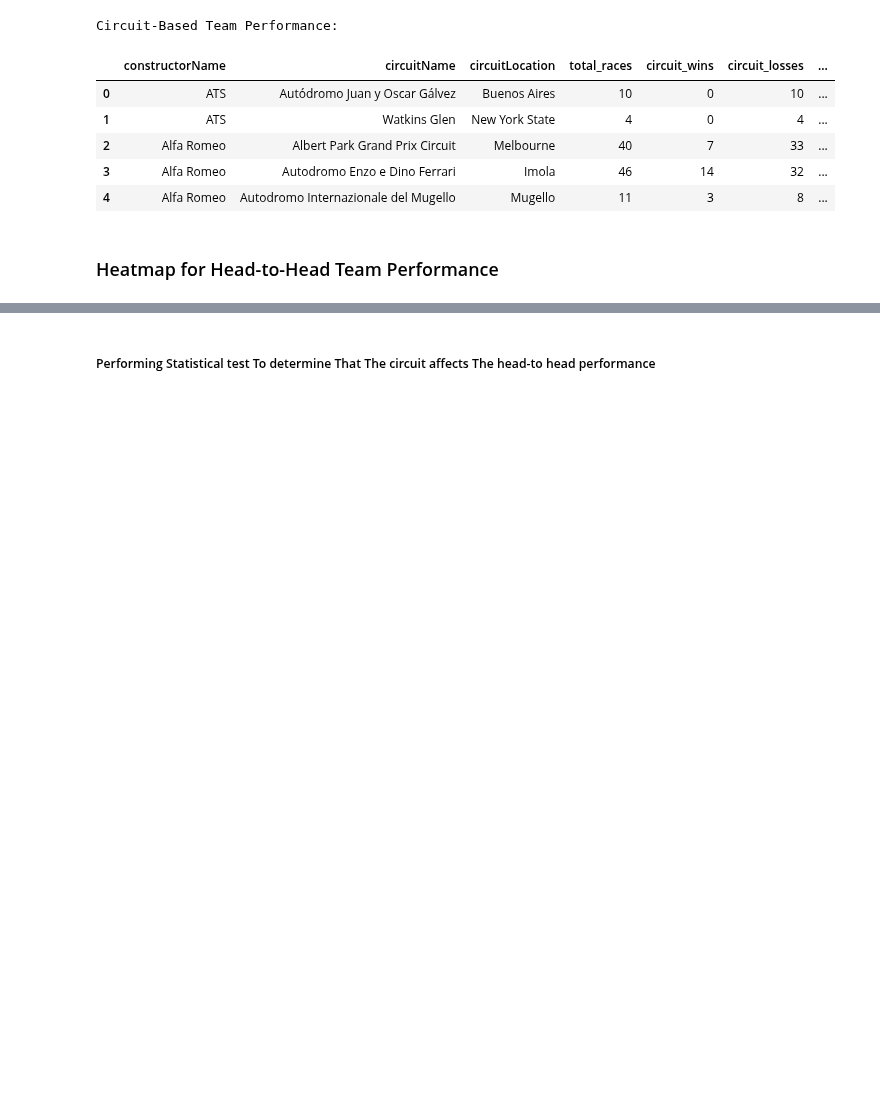
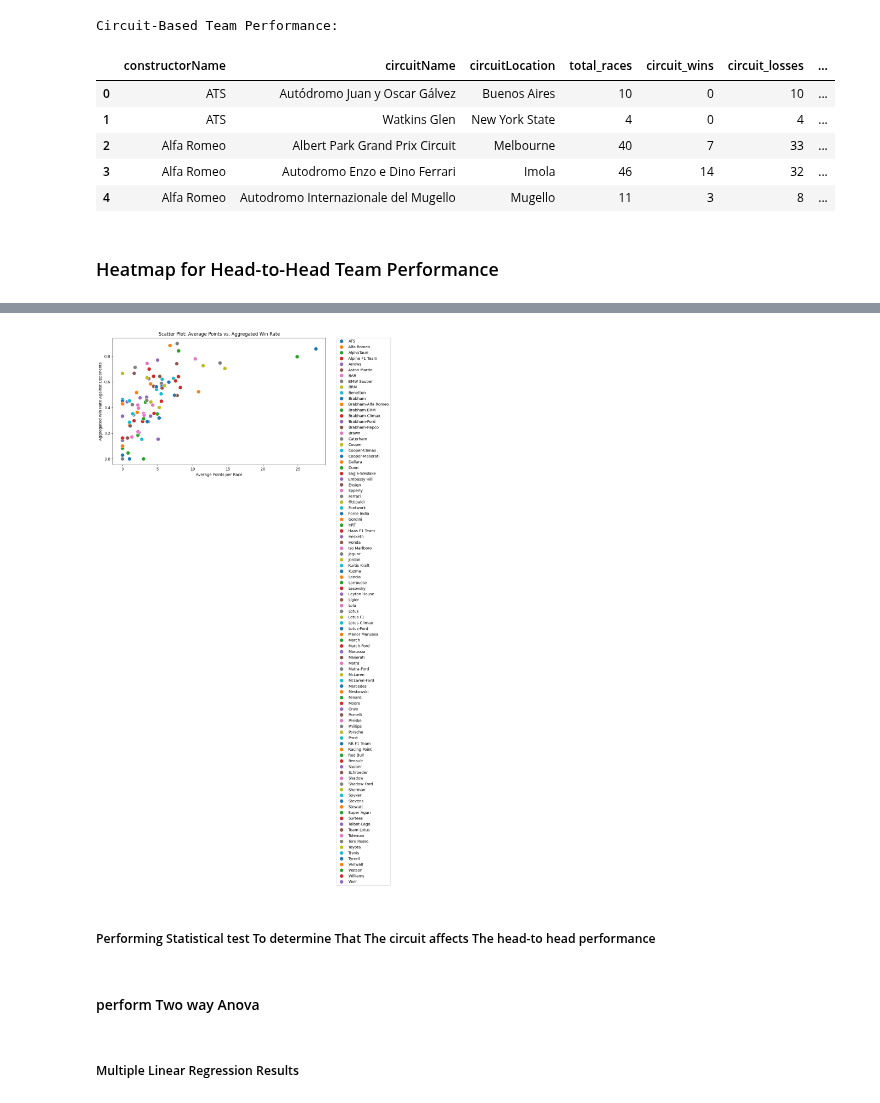
Before and after one commit to yesh-045/Data_Premier_League, a Jupyter notebook: src/models/team_performance_comparsion/model.ipynb, the cells around one changed output, grey strips where cells are left out. Cells and saved outputs as stored; diff of their text form; code cells hidden in the pictures; blank space fills up the shorter version.

```diff
--- a/src/models/team_performance_comparsion/model.ipynb
+++ b/src/models/team_performance_comparsion/model.ipynb
@@ -118,2 +128,27 @@ plt.show()
+# %%
+aggregated_data = team_performance.groupby("constructorName").agg({
+    "win_rate_against": "mean",
+    "constructor_avg_points": "first"
+}).reset_index()
+
+plt.figure(figsize=(10, 6))
+sns.scatterplot(data=aggregated_data,
+                x="constructor_avg_points",
+                y="win_rate_against",
+                hue="constructorName",
+                s=100, palette="tab10")
+
+plt.title("Scatter Plot: Average Points vs. Aggregated Win Rate")
+plt.xlabel("Average Points per Race")
+plt.ylabel("Aggregated Win Rate Against Opponents")
+plt.legend(bbox_to_anchor=(1.05, 1), loc=2, borderaxespad=0.)
+plt.tight_layout()
+plt.show()
+# %% [output]
+[figure, added]
 # %% [markdown]
 ##### Performing Statistical test To determine That The circuit affects The head-to head performance
+# %% [markdown]
+#### perform Two way Anova
+# %% [markdown]
+##### Multiple Linear Regression Results
```
Also changed, not shown: parts of 4 cells of this notebook.
